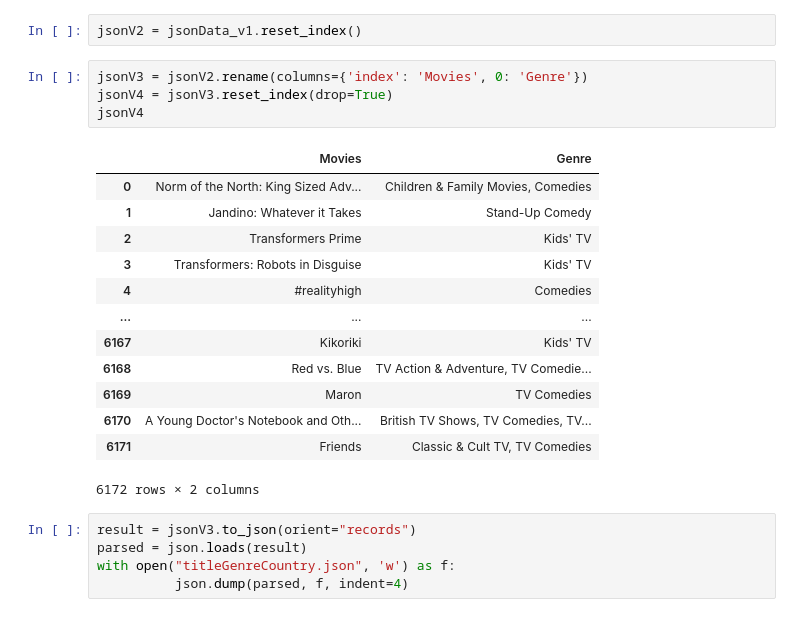
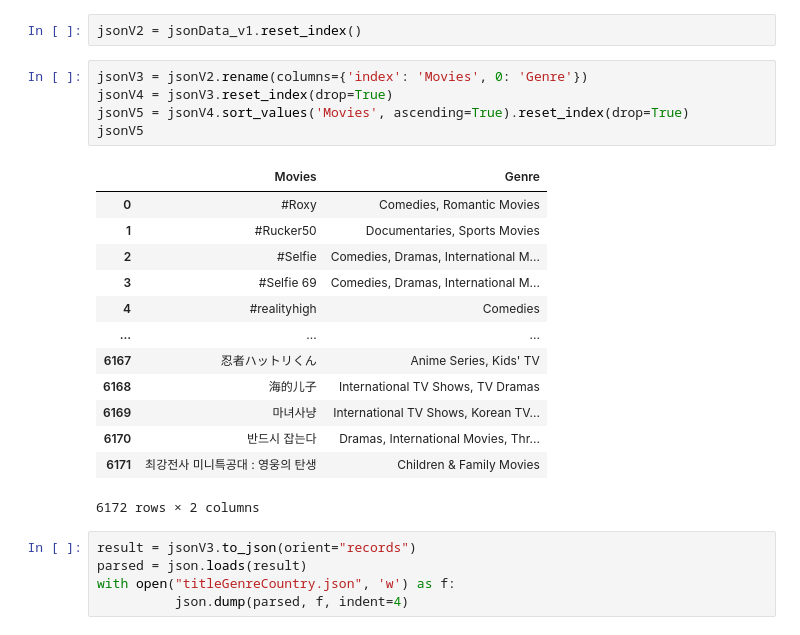
Before and after one commit to kartikay89/Data-Analysis, a Jupyter notebook: Netflix.ipynb, the cells around one changed output. Cells and saved outputs as stored; diff of their text form.

```diff
--- a/Netflix.ipynb
+++ b/Netflix.ipynb
@@ -378,20 +379,21 @@ jsonV2 = jsonData_v1.reset_index()
 # %%
 jsonV3 = jsonV2.rename(columns={'index': 'Movies', 0: 'Genre'})
 jsonV4 = jsonV3.reset_index(drop=True)
-jsonV4
+jsonV5 = jsonV4.sort_values('Movies', ascending=True).reset_index(drop=True)
+jsonV5
 # %% [output]
 |  | Movies | Genre |
-| 0 | Norm of the North: King Sized Adv... | Children & Family Movies, Comedies |
-| 1 | Jandino: Whatever it Takes | Stand-Up Comedy |
-| 2 | Transformers Prime | Kids' TV |
-| 3 | Transformers: Robots in Disguise | Kids' TV |
+| 0 | #Roxy | Comedies, Romantic Movies |
+| 1 | #Rucker50 | Documentaries, Sports Movies |
+| 2 | #Selfie | Comedies, Dramas, International M... |
+| 3 | #Selfie 69 | Comedies, Dramas, International M... |
 | 4 | #realityhigh | Comedies |
 | ... | ... | ... |
-| 6167 | Kikoriki | Kids' TV |
-| 6168 | Red vs. Blue | TV Action & Adventure, TV Comedie... |
-| 6169 | Maron | TV Comedies |
-| 6170 | A Young Doctor's Notebook and Oth... | British TV Shows, TV Comedies, TV... |
-| 6171 | Friends | Classic & Cult TV, TV Comedies |
+| 6167 | 忍者ハットリくん | Anime Series, Kids' TV |
+| 6168 | 海的儿子 | International TV Shows, TV Dramas |
+| 6169 | 마녀사냥 | International TV Shows, Korean TV... |
+| 6170 | 반드시 잡는다 | Dramas, International Movies, Thr... |
+| 6171 | 최강전사 미니특공대 : 영웅의 탄생 | Children & Family Movies |
 6172 rows × 2 columns
 # %%
 result = jsonV3.to_json(orient="records")
```
Also changed, not shown: parts of 5 cells of this notebook.
